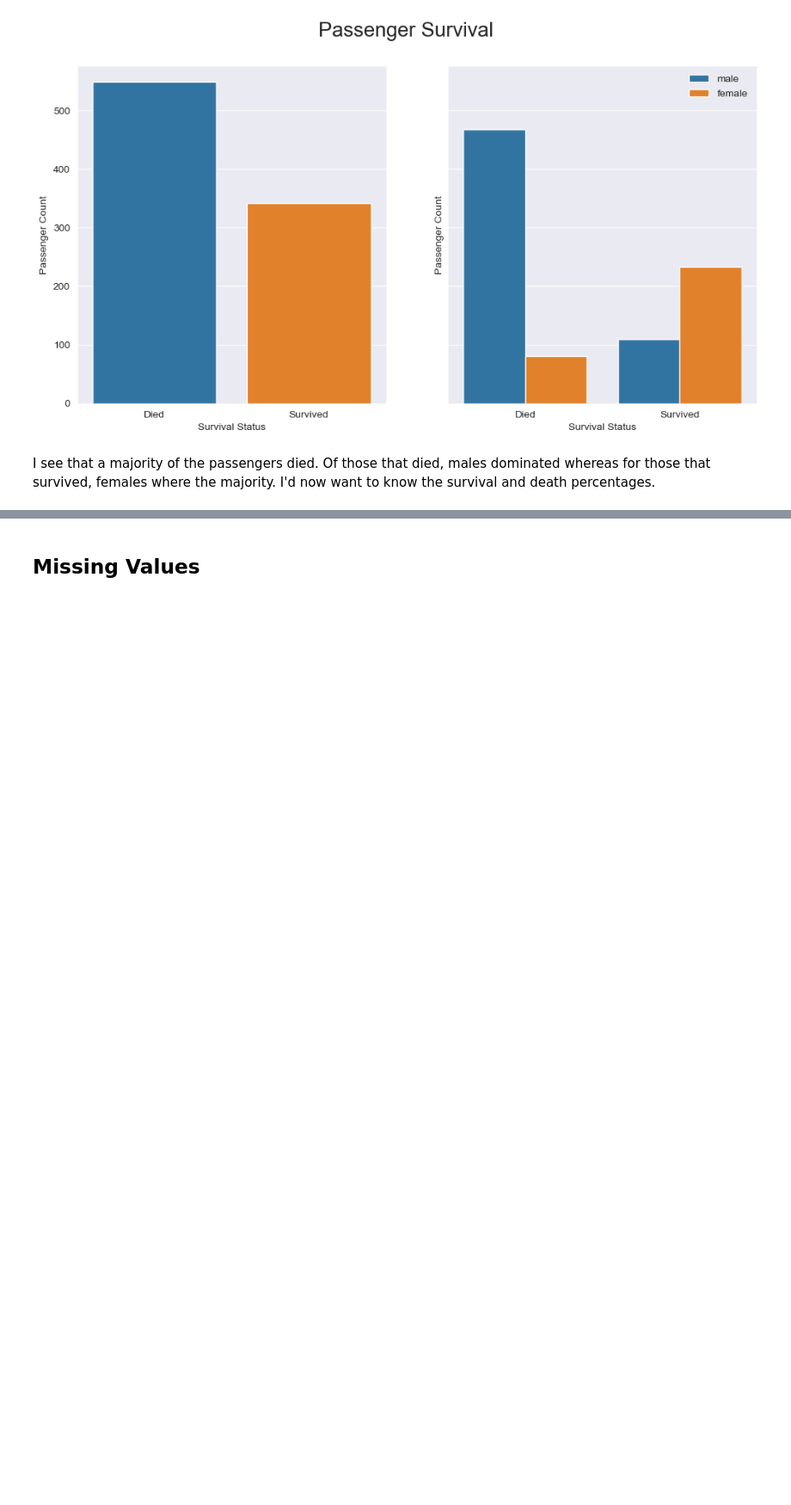
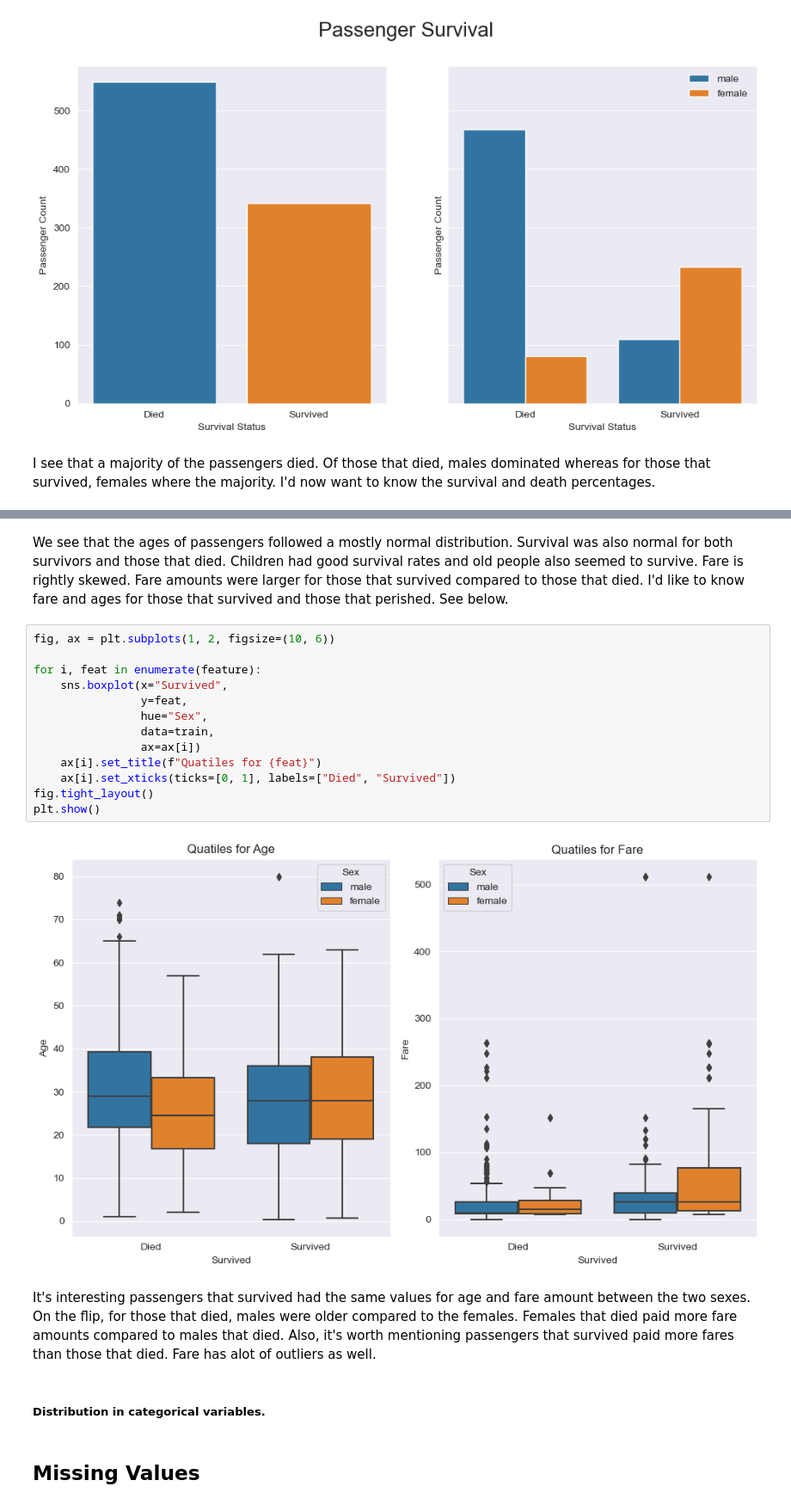
Before and after one commit to kamau96/Data_Science_Android_Web_Development, a Jupyter notebook: Data_Science_Development/Python_Programming/Titanic/survivor_predictor.ipynb, the cells around one changed output, grey strips where cells are left out. Shown at 86% size. Saved outputs shown, nothing was run; the diff lists cells and outputs as text; blank space fills up the shorter version.

```diff
--- a/Data_Science_Development/Python_Programming/Titanic/survivor_predictor.ipynb
+++ b/Data_Science_Development/Python_Programming/Titanic/survivor_predictor.ipynb
@@ -158,3 +197,24 @@ Of those that survived, 32.0% were males and 68.0% were females.
+# %% [markdown]
+We see that the ages of passengers followed a mostly normal distribution. Survival was also normal for both survivors and those that died. Children had good survival rates and old people also seemed to survive. Fare is rightly skewed. Fare amounts were larger for those that survived compared to those that died. I'd like to know fare and ages for those that survived and those that perished. See below.
+# %%
+fig, ax = plt.subplots(1, 2, figsize=(10, 6))
+
+for i, feat in enumerate(feature):
+    sns.boxplot(x="Survived",
+                y=feat,
+                hue="Sex",
+                data=train,
+                ax=ax[i])
+    ax[i].set_title(f"Quatiles for {feat}")
+    ax[i].set_xticks(ticks=[0, 1], labels=["Died", "Survived"])
+fig.tight_layout()
+plt.show()
+# %% [output]
+[figure, added]
+# %% [markdown]
+It's interesting passengers that survived had the same values for age and fare amount between the two sexes. On the flip, for those that died, males were older compared to the females. Females that died paid more fare amounts compared to males that died. Also, it's worth mentioning passengers that survived paid more fares than those that died. Fare has alot of outliers as well.
+# %% [markdown]
+##### Distribution in categorical variables.
 # %% [markdown]
 ## Missing Values
 # %% [markdown]
```
Also changed, not shown: parts of 10 cells of this notebook.
